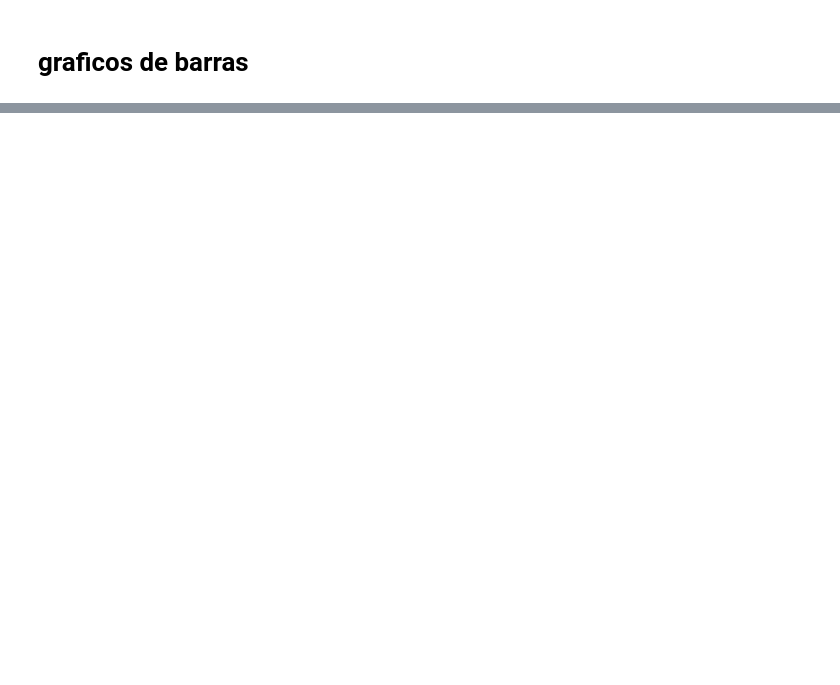
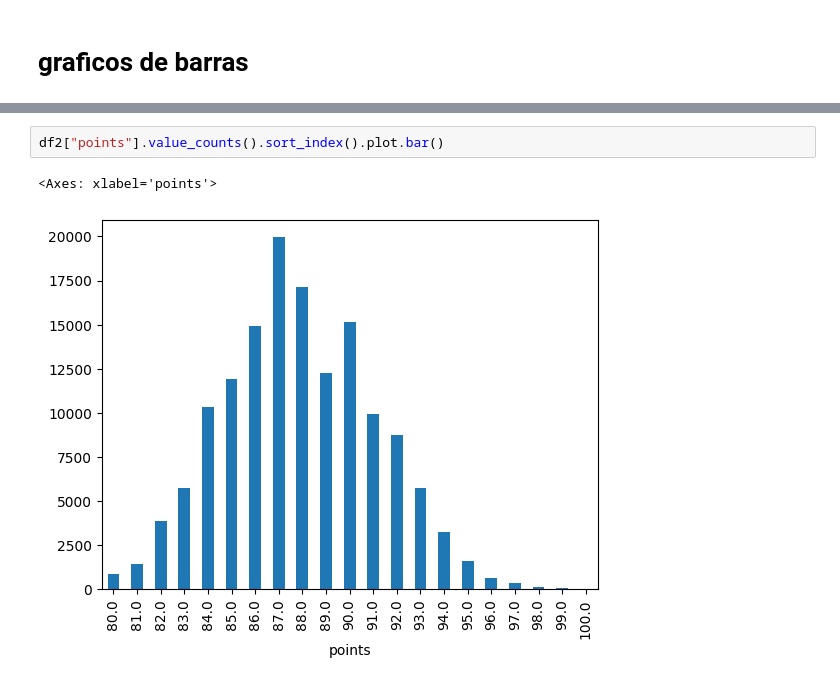
Before and after one commit to Lenis0207/PAD_2025_IIB1, a Jupyter notebook: src/clases_ad/clase_4_graficos.ipynb, the cells around one changed output, grey strips where cells are left out. Cells and saved outputs as stored; diff of their text form; blank space fills up the shorter version.

```diff
--- a/src/clases_ad/clase_4_graficos.ipynb
+++ b/src/clases_ad/clase_4_graficos.ipynb
@@ -47,0 +56,5 @@ df2.head(2)
+# %%
+df2["points"].value_counts().sort_index().plot.bar()
+# %% [output]
+<Axes: xlabel='points'>
+[figure, added]
```
Also changed, not shown: parts of 3 cells of this notebook.
